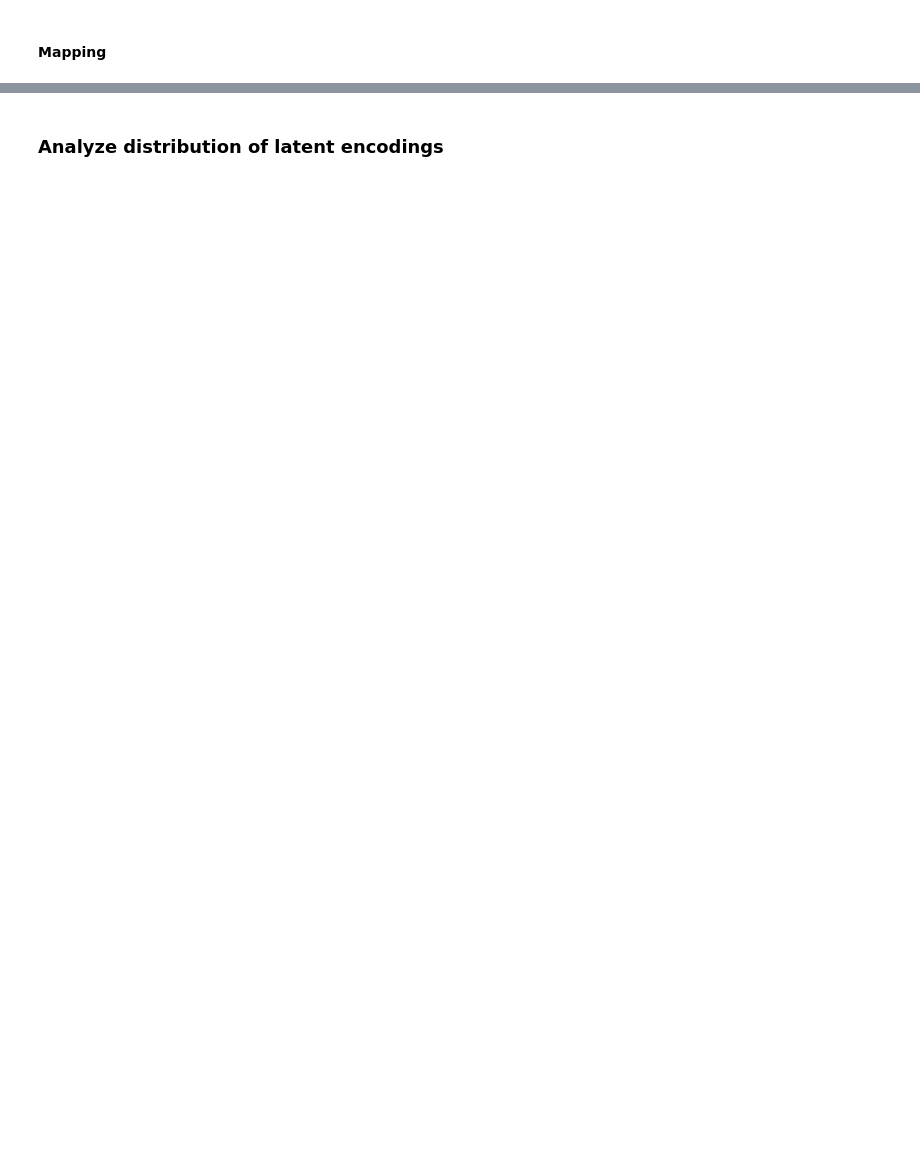
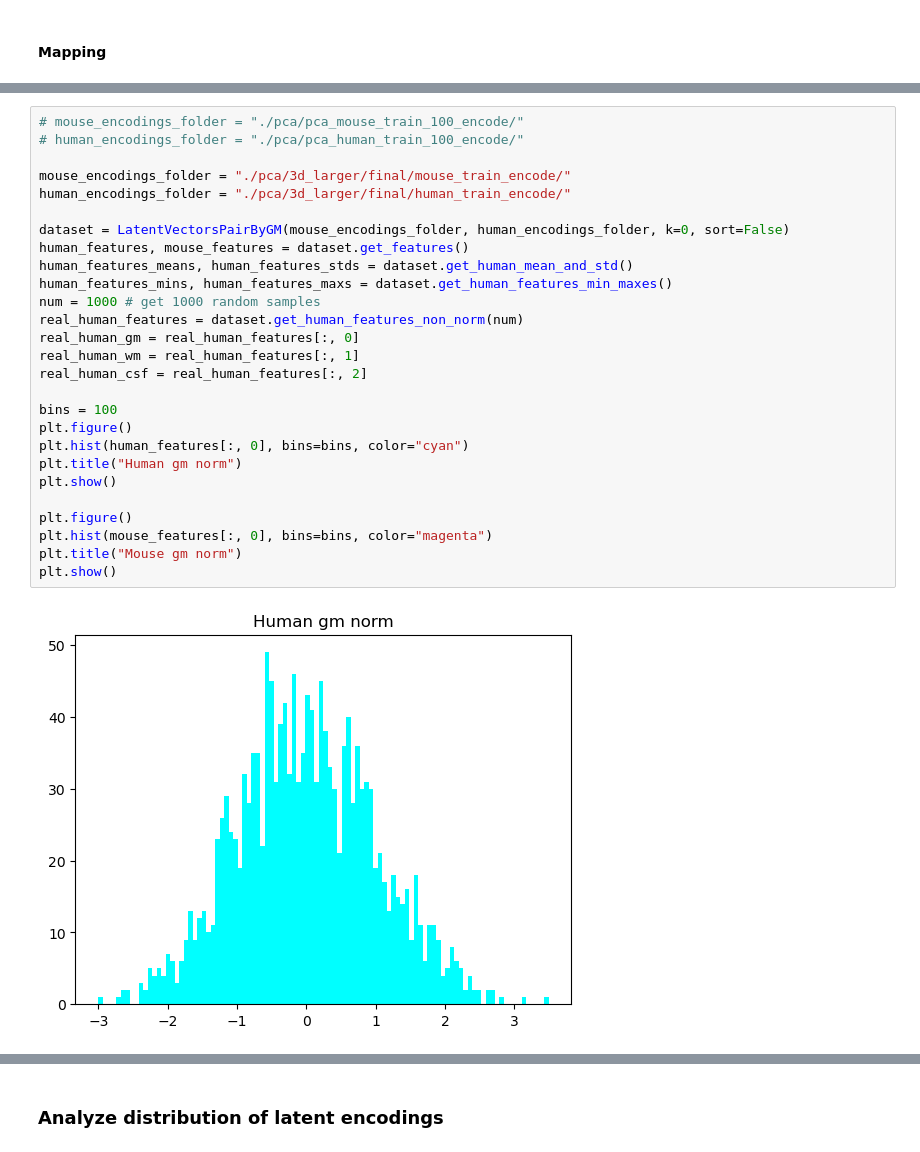
Before and after one commit to jessicabohm/UNIT, a Jupyter notebook: map_latents.ipynb, the cells around one changed output, grey strips where cells are left out. Drawn from its saved outputs; the diff is of its cells as text; blank space fills up the shorter version.

```diff
--- a/map_latents.ipynb
+++ b/map_latents.ipynb
@@ -187,0 +309,29 @@ class LatentVectorAllToAllDataset(Dataset):
+# %%
+# mouse_encodings_folder = "./pca/pca_mouse_train_100_encode/"
+# human_encodings_folder = "./pca/pca_human_train_100_encode/"
+
+mouse_encodings_folder = "./pca/3d_larger/final/mouse_train_encode/"
+human_encodings_folder = "./pca/3d_larger/final/human_train_encode/"
+
+dataset = LatentVectorsPairByGM(mouse_encodings_folder, human_encodings_folder, k=0, sort=False)
+human_features, mouse_features = dataset.get_features()
+human_features_means, human_features_stds = dataset.get_human_mean_and_std()
+human_features_mins, human_features_maxs = dataset.get_human_features_min_maxes()
+num = 1000 # get 1000 random samples
+real_human_features = dataset.get_human_features_non_norm(num)
+real_human_gm = real_human_features[:, 0]
+real_human_wm = real_human_features[:, 1]
+real_human_csf = real_human_features[:, 2]
+
+bins = 100
+plt.figure()
+plt.hist(human_features[:, 0], bins=bins, color="cyan")
+plt.title("Human gm norm")
+plt.show()
+
+plt.figure()
+plt.hist(mouse_features[:, 0], bins=bins, color="magenta")
+plt.title("Mouse gm norm")
+plt.show()
+# %% [output]
+[figure, added]
```
Also changed, not shown: parts of 23 cells of this notebook, 8 other files.
